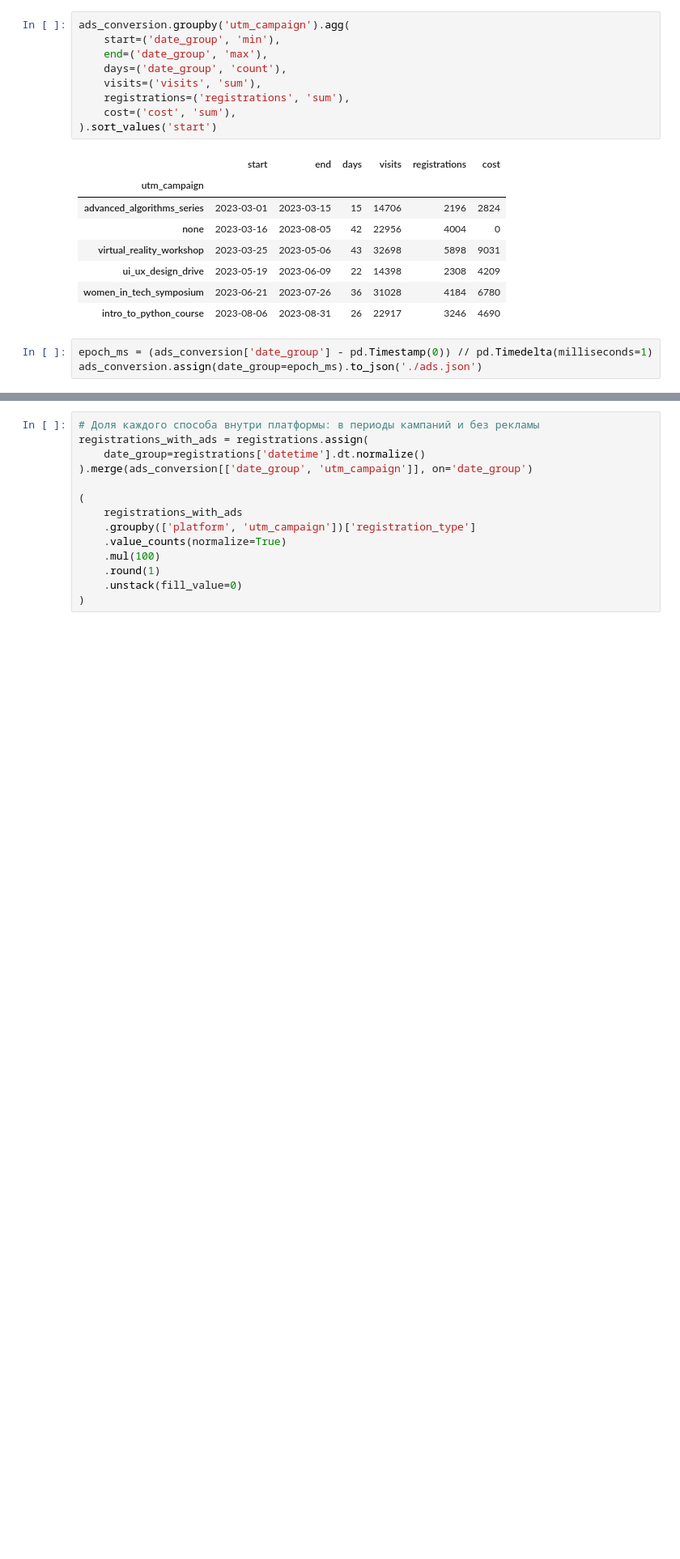
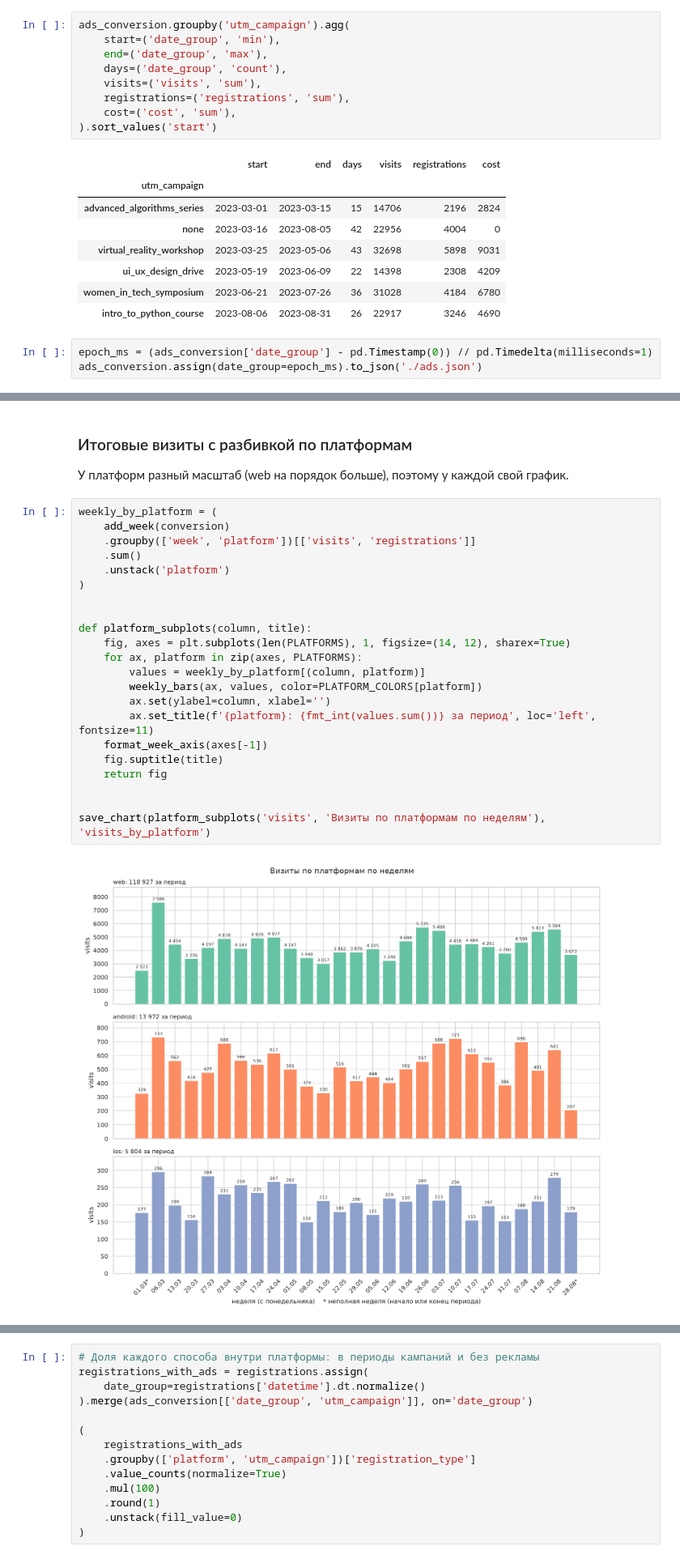
Before and after one commit to arnautovd/bi-analyst-project-100, a Jupyter notebook: charts_project.ipynb, the cells around one changed output, grey strips where cells are left out. Shown at 81% size. Cells and saved outputs as stored; diff of their text form; blank space fills up the shorter version.

```diff
--- a/charts_project.ipynb
+++ b/charts_project.ipynb
@@ -519,0 +467,28 @@ save_chart(fig, 'registrations_by_type')
+# %% [markdown]
+### Итоговые визиты с разбивкой по платформам
+
+У платформ разный масштаб (web на порядок больше), поэтому у каждой свой график.
+# %%
+weekly_by_platform = (
+    add_week(conversion)
+    .groupby(['week', 'platform'])[['visits', 'registrations']]
+    .sum()
+    .unstack('platform')
+)
+
+
+def platform_subplots(column, title):
+    fig, axes = plt.subplots(len(PLATFORMS), 1, figsize=(14, 12), sharex=True)
+    for ax, platform in zip(axes, PLATFORMS):
+        values = weekly_by_platform[(column, platform)]
+        weekly_bars(ax, values, color=PLATFORM_COLORS[platform])
+        ax.set(ylabel=column, xlabel='')
+        ax.set_title(f'{platform}: {fmt_int(values.sum())} за период', loc='left', fontsize=11)
+    format_week_axis(axes[-1])
+    fig.suptitle(title)
+    return fig
+
+
+save_chart(platform_subplots('visits', 'Визиты по платформам по неделям'), 'visits_by_platform')
+# %% [output]
+[figure, added]
```
Also changed, not shown: parts of 44 cells of this notebook, 14 other files.
